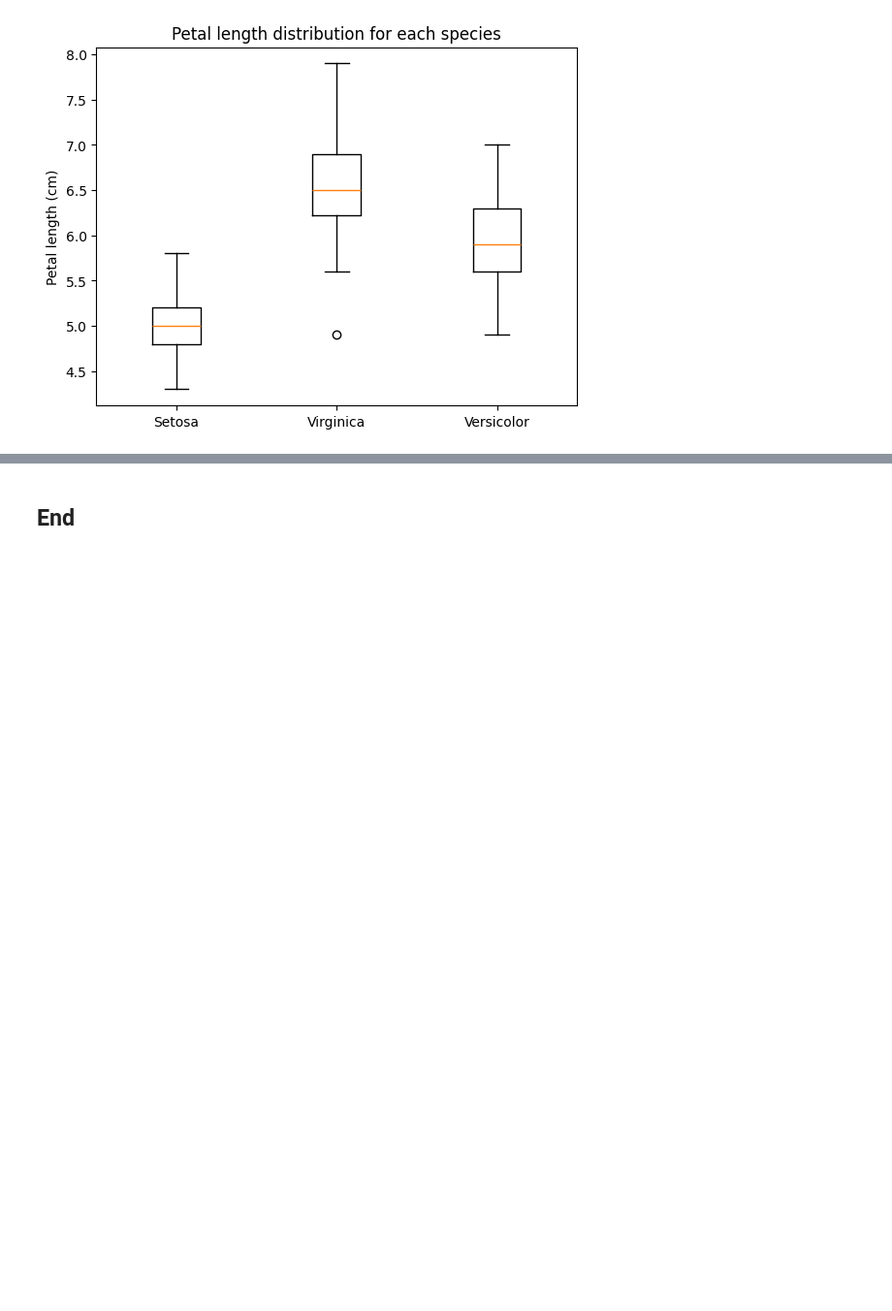
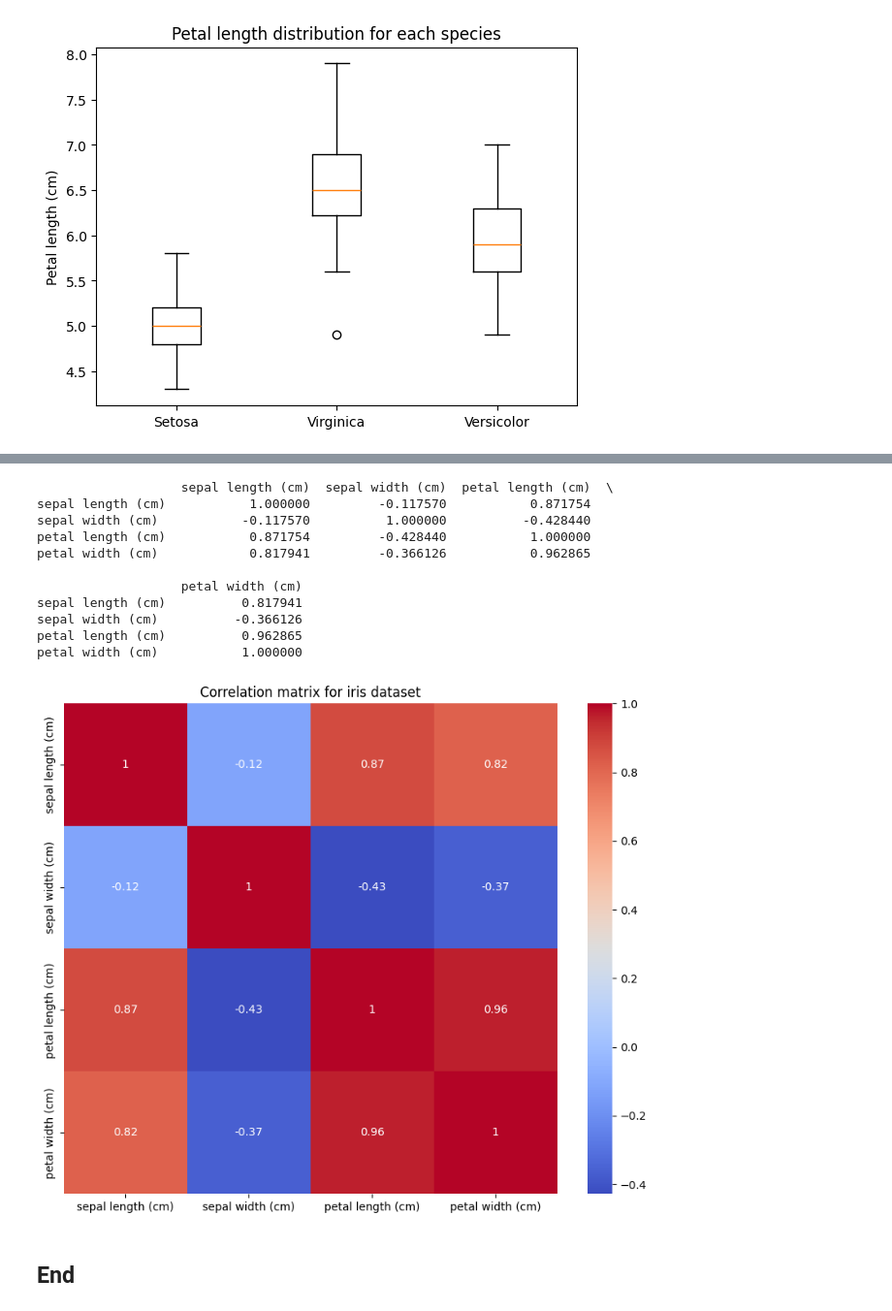
Before and after one commit to Fergus-dev/principles_of_data_analytics, a Jupyter notebook: tasks.ipynb, the cells around one changed output, grey strips where cells are left out. Shown at 97% size. Drawn from its saved outputs; the diff is of its cells as text; code cells hidden in the pictures; blank space fills up the shorter version.

Commit message:
Further revision of task 8, computing correlations bewteen features

```diff
--- a/tasks.ipynb
+++ b/tasks.ipynb
@@ -483,2 +463,33 @@ y_stacked = np.column_stack(y)
+# %%
+# loading in iris dataset from scratch using the sklearn library
+iris = load_iris()
+
+# creating a dataframe
+df = pd.DataFrame(data=iris.data, columns=iris.feature_names)
+
+# calling the df.corr() function to calculate the correlation matrix between the features in my dataframe
+feature_matrix = df.corr()
+# checking my resut
+print(feature_matrix)
+
+# creating a heatmap to visualise the correlation matrix using seaborn
+import seaborn as sns
+plt.figure(figsize=(10, 8))
+sns.heatmap(feature_matrix, annot=True, cmap='coolwarm')
+plt.title('Correlation matrix for iris dataset')
+plt.show()
+# %% [output]
+                   sepal length (cm)  sepal width (cm)  petal length (cm)  \
+sepal length (cm)           1.000000         -0.117570           0.871754
+sepal width (cm)           -0.117570          1.000000          -0.428440
+petal length (cm)           0.871754         -0.428440           1.000000
+petal width (cm)            0.817941         -0.366126           0.962865
+
+                   petal width (cm)
+sepal length (cm)          0.817941
+sepal width (cm)          -0.366126
+petal length (cm)          0.962865
+petal width (cm)           1.000000
+[figure, added]
 # %% [markdown]
 ## End
```
Also changed, not shown: parts of 4 cells of this notebook.
